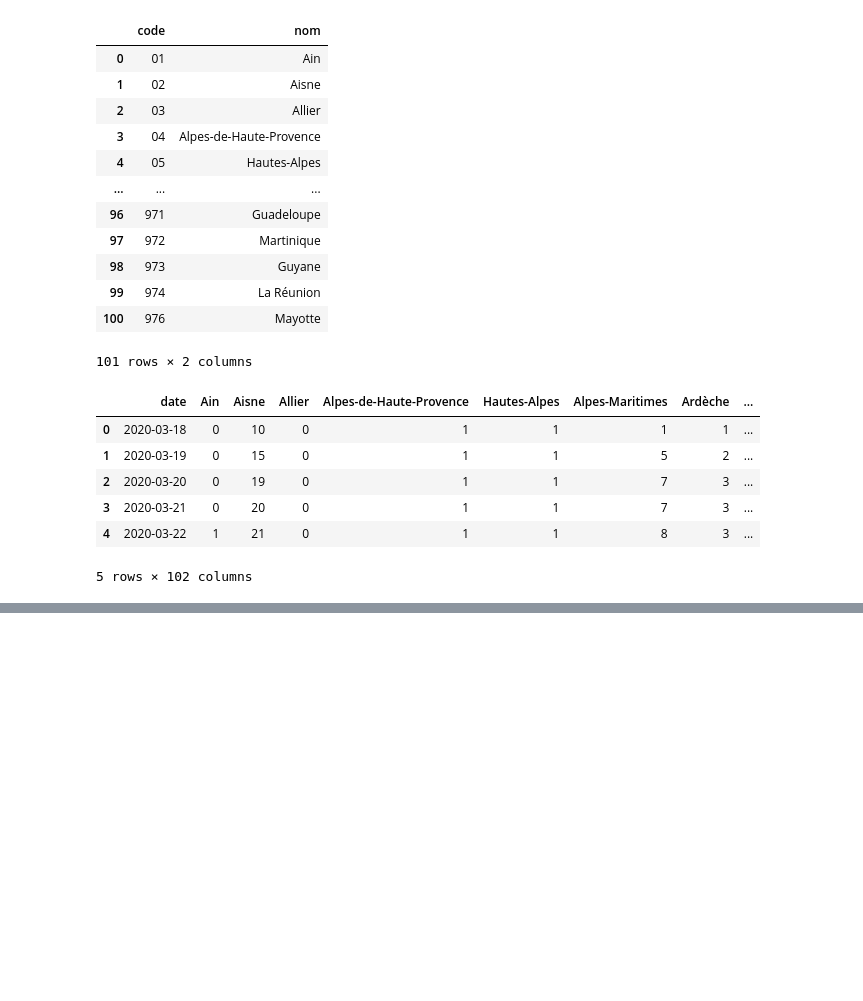
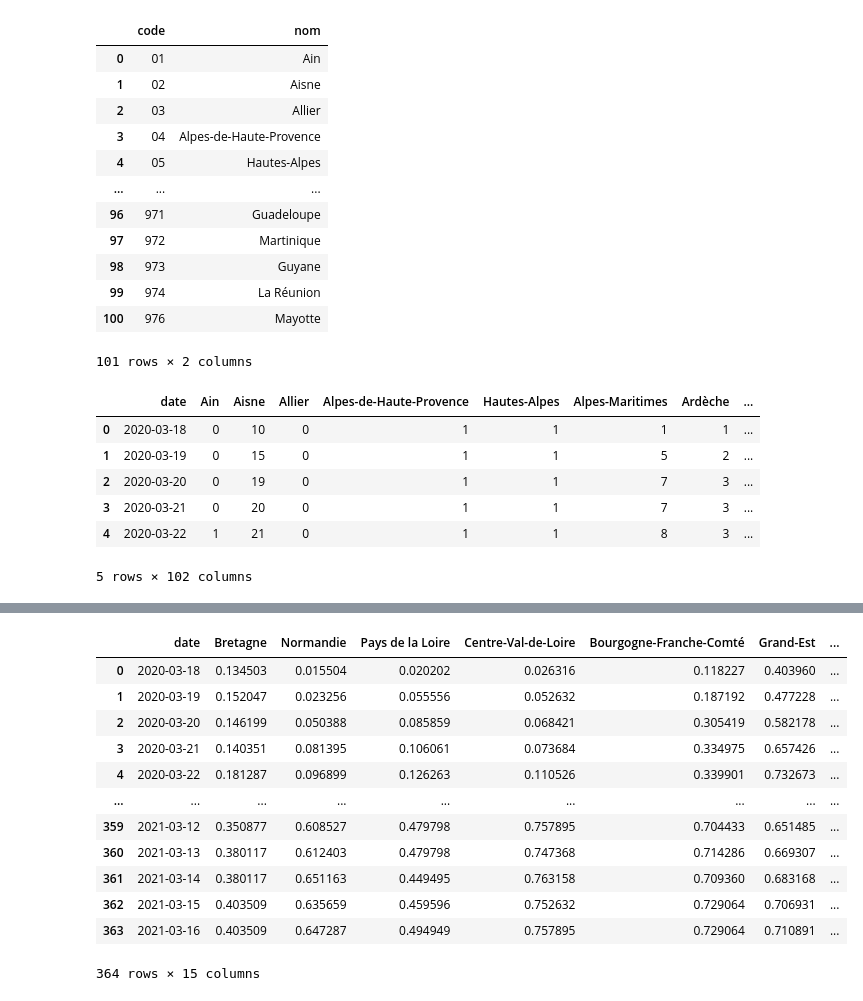
Before and after one commit to jihene-b3/covidviz, a Jupyter notebook: Notebook/rea_all_periods.ipynb, the cells around one changed output, grey strips where cells are left out. Drawn from its saved outputs; the diff is of its cells as text; code cells hidden in the pictures; blank space fills up the shorter version.

```diff
--- a/Notebook/rea_all_periods.ipynb
+++ b/Notebook/rea_all_periods.ipynb
@@ -175,0 +271,9 @@ rea_regions('Occitanie')
+# %%
+beds_in_rea_reg = beds_in_rea_reg.rename(columns={'Unnamed: 0' : 'Région'})
+beds_in_rea_reg = beds_in_rea_reg.drop(['CHR', 'Autres'], 1)
+# %%
+beds_in_rea_reg = beds_in_rea_reg.loc[:13]
+beds_in_rea_reg = beds_in_rea_reg.rename(columns={'Confondu' : 'Nombre de lits'})
+beds_in_rea_reg = beds_in_rea_reg.reindex(index=[2,8,11,3,1,5,6,7,9,0,10,12,4,13])
+beds_in_rea_reg = beds_in_rea_reg.reset_index()
+beds_in_rea_reg = beds_in_rea_reg.drop(['index'],1)
@@ -175,0 +315,16 @@ rea_regions('Occitanie')
+# %%
+rea_reg_prop
+# %% [output]
+|  | date | Bretagne | Normandie | Pays de la Loire | Centre-Val-de-Loire | Bourgogne-Franche-Comté | Grand-Est | ... |
+| 0 | 2020-03-18 | 0.134503 | 0.015504 | 0.020202 | 0.026316 | 0.118227 | 0.403960 | ... |
+| 1 | 2020-03-19 | 0.152047 | 0.023256 | 0.055556 | 0.052632 | 0.187192 | 0.477228 | ... |
+| 2 | 2020-03-20 | 0.146199 | 0.050388 | 0.085859 | 0.068421 | 0.305419 | 0.582178 | ... |
+| 3 | 2020-03-21 | 0.140351 | 0.081395 | 0.106061 | 0.073684 | 0.334975 | 0.657426 | ... |
+| 4 | 2020-03-22 | 0.181287 | 0.096899 | 0.126263 | 0.110526 | 0.339901 | 0.732673 | ... |
+| ... | ... | ... | ... | ... | ... | ... | ... | ... |
+| 359 | 2021-03-12 | 0.350877 | 0.608527 | 0.479798 | 0.757895 | 0.704433 | 0.651485 | ... |
+| 360 | 2021-03-13 | 0.380117 | 0.612403 | 0.479798 | 0.747368 | 0.714286 | 0.669307 | ... |
+| 361 | 2021-03-14 | 0.380117 | 0.651163 | 0.449495 | 0.763158 | 0.709360 | 0.683168 | ... |
+| 362 | 2021-03-15 | 0.403509 | 0.635659 | 0.459596 | 0.752632 | 0.729064 | 0.706931 | ... |
+| 363 | 2021-03-16 | 0.403509 | 0.647287 | 0.494949 | 0.757895 | 0.729064 | 0.710891 | ... |
+364 rows × 15 columns
```
Also changed, not shown: parts of 24 cells of this notebook, 9 other files.
